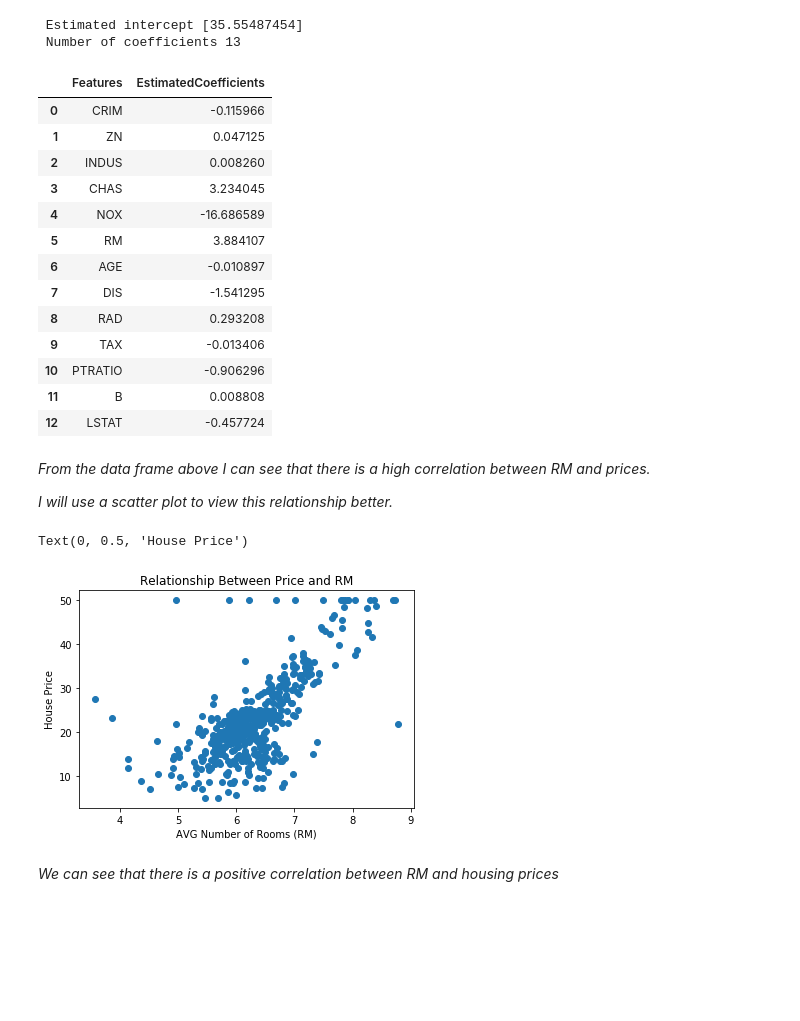
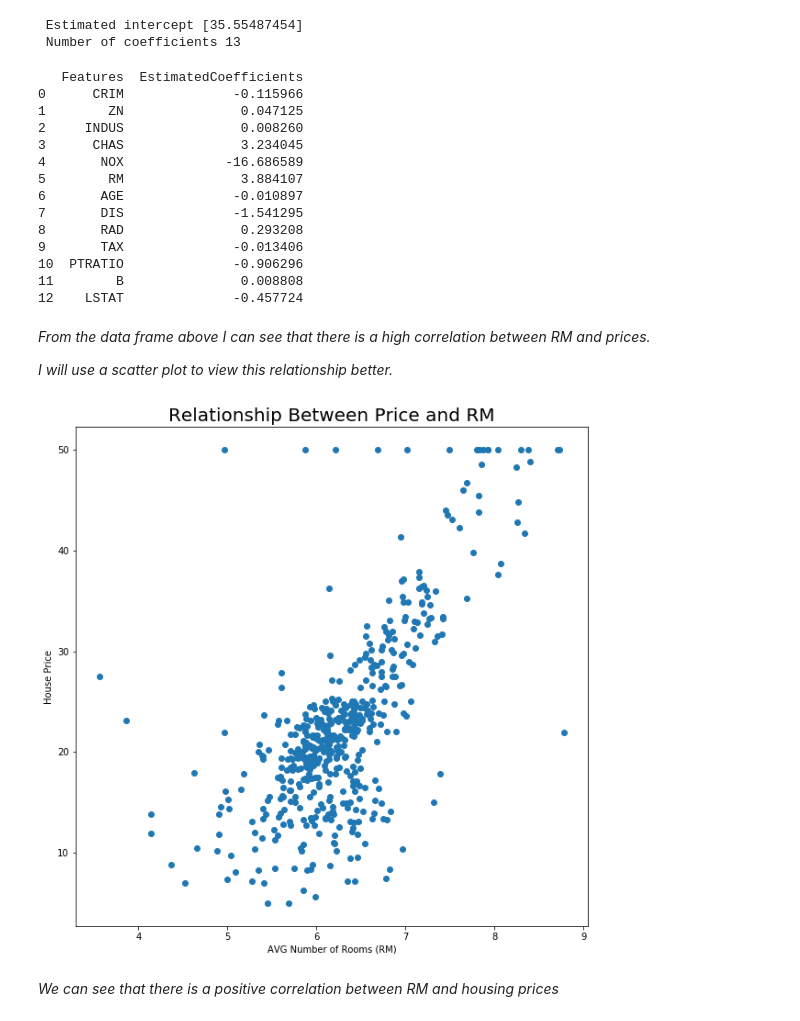
Before and after one commit to richardfeeney7/Machine-Learning-and-Statistics, a Jupyter notebook: Project2019.ipynb, the cells around one changed output. Cells and saved outputs as stored; diff of their text form; code cells hidden in the pictures; blank space fills up the shorter version.

```diff
--- a/Project2019.ipynb
+++ b/Project2019.ipynb
@@ -314,35 +333,36 @@ print(" Number of coefficients", len(reg.coef_[0]))
 # %%
 # Construct a data frame that contains features and estimated coefficients
 
-pd.DataFrame(zip(x.columns, reg.coef_[0]), columns = ["Features", "EstimatedCoefficients"])
+print(pd.DataFrame(zip(x.columns, reg.coef_[0]), columns = ["Features", "EstimatedCoefficients"]))
 # %% [output]
-|  | Features | EstimatedCoefficients |
-| 0 | CRIM | -0.115966 |
-| 1 | ZN | 0.047125 |
-| 2 | INDUS | 0.008260 |
-| 3 | CHAS | 3.234045 |
-| 4 | NOX | -16.686589 |
-| 5 | RM | 3.884107 |
-| 6 | AGE | -0.010897 |
-| 7 | DIS | -1.541295 |
-| 8 | RAD | 0.293208 |
-| 9 | TAX | -0.013406 |
-| 10 | PTRATIO | -0.906296 |
-| 11 | B | 0.008808 |
-| 12 | LSTAT | -0.457724 |
+   Features  EstimatedCoefficients
+0      CRIM              -0.115966
+1        ZN               0.047125
+2     INDUS               0.008260
+3      CHAS               3.234045
+4       NOX             -16.686589
+5        RM               3.884107
+6       AGE              -0.010897
+7       DIS              -1.541295
+8       RAD               0.293208
+9       TAX              -0.013406
+10  PTRATIO              -0.906296
+11        B               0.008808
+12    LSTAT              -0.457724
 # %% [markdown]
 _From the data frame above I can see that there is a high correlation between RM and prices._
 
 _I will use a scatter plot to view this relationship better._
 # %%
 # Plot the scatter plot
+plt.figure(figsize=(10, 10))
 plt.scatter(boston.RM, prices)
-plt.title("Relationship Between Price and RM")
+plt.title(("Relationship Between Price and RM"),fontsize=20)
 plt.xlabel("AVG Number of Rooms (RM)")
 plt.ylabel("House Price")
+plt.show()
 # %% [output]
-Text(0, 0.5, 'House Price')
-[figure, old version]
+[figure, new version]
 # %% [markdown]
 _We can see that there is a positive correlation between RM and housing prices_
 # %%
```
Also changed, not shown: parts of 8 cells of this notebook.
